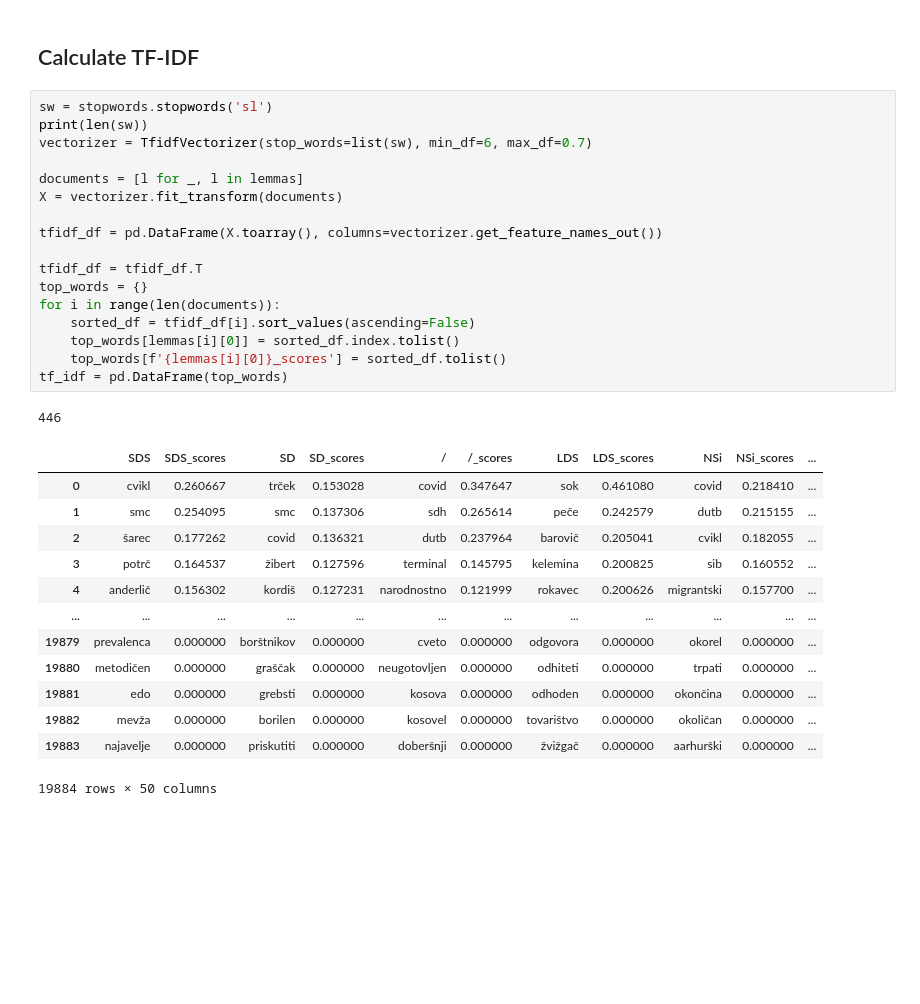
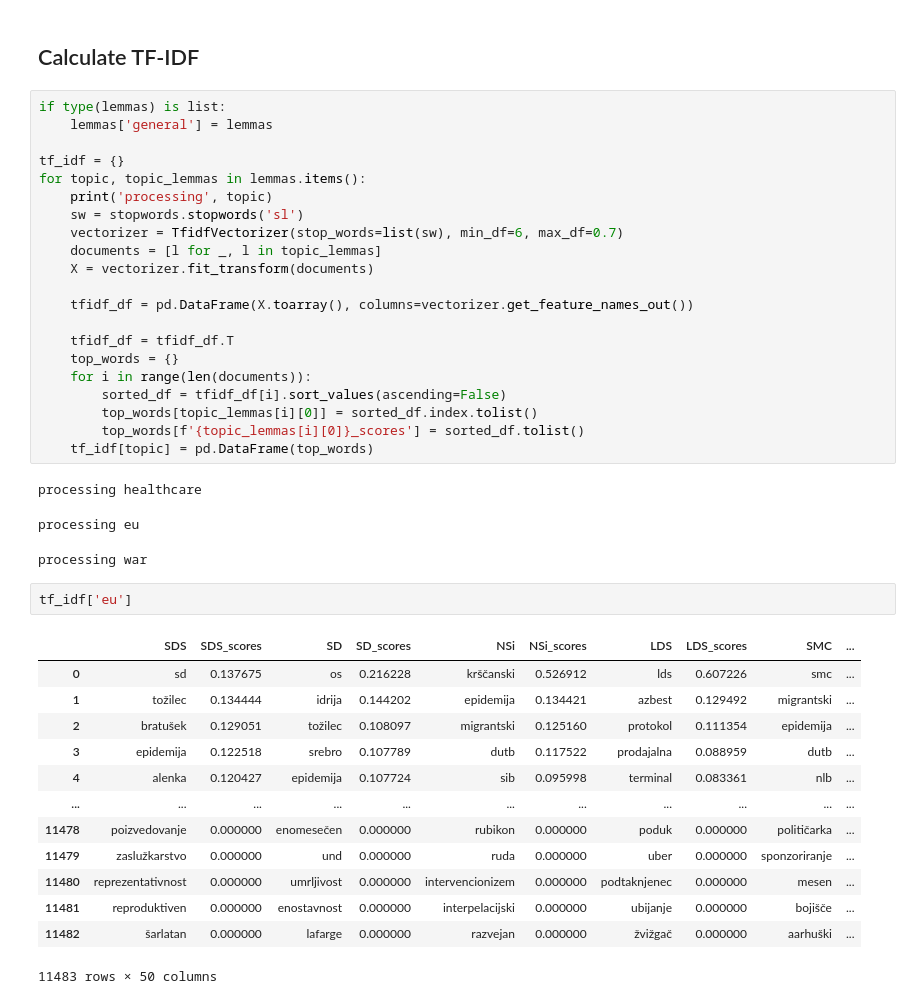
Before and after one commit to vidklopcic/dhh23, a Jupyter notebook: calculate_tf_idf_sklearn.ipynb, the cells around one changed output. Drawn from its saved outputs; the diff is of its cells as text; blank space fills up the shorter version.

```diff
--- a/calculate_tf_idf_sklearn.ipynb
+++ b/calculate_tf_idf_sklearn.ipynb
@@ -151,34 +135,43 @@ pd.DataFrame(rows, columns=['party', 'char count'])
 # %% [markdown]
 ## Calculate TF-IDF
 # %%
-sw = stopwords.stopwords('sl')
-print(len(sw))
-vectorizer = TfidfVectorizer(stop_words=list(sw), min_df=6, max_df=0.7)
+if type(lemmas) is list:
+    lemmas['general'] = lemmas
 
-documents = [l for _, l in lemmas]
-X = vectorizer.fit_transform(documents)
+tf_idf = {}
+for topic, topic_lemmas in lemmas.items():
+    print('processing', topic)
+    sw = stopwords.stopwords('sl')
+    vectorizer = TfidfVectorizer(stop_words=list(sw), min_df=6, max_df=0.7)
+    documents = [l for _, l in topic_lemmas]
+    X = vectorizer.fit_transform(documents)
 
-tfidf_df = pd.DataFrame(X.toarray(), columns=vectorizer.get_feature_names_out())
+    tfidf_df = pd.DataFrame(X.toarray(), columns=vectorizer.get_feature_names_out())
 
-tfidf_df = tfidf_df.T
-top_words = {}
-for i in range(len(documents)):
-    sorted_df = tfidf_df[i].sort_values(ascending=False)
-    top_words[lemmas[i][0]] = sorted_df.index.tolist()
-    top_words[f'{lemmas[i][0]}_scores'] = sorted_df.tolist()
-tf_idf = pd.DataFrame(top_words)
+    tfidf_df = tfidf_df.T
+    top_words = {}
+    for i in range(len(documents)):
+        sorted_df = tfidf_df[i].sort_values(ascending=False)
+        top_words[topic_lemmas[i][0]] = sorted_df.index.tolist()
+        top_words[f'{topic_lemmas[i][0]}_scores'] = sorted_df.tolist()
+    tf_idf[topic] = pd.DataFrame(top_words)
 # %% [output]
-446
+processing healthcare
-|  | SDS | SDS_scores | SD | SD_scores | / | /_scores | LDS | LDS_scores | NSi | NSi_scores | ... |
-| 0 | cvikl | 0.260667 | trček | 0.153028 | covid | 0.347647 | sok | 0.461080 | covid | 0.218410 | ... |
-| 1 | smc | 0.254095 | smc | 0.137306 | sdh | 0.265614 | peče | 0.242579 | dutb | 0.215155 | ... |
-| 2 | šarec | 0.177262 | covid | 0.136321 | dutb | 0.237964 | barovič | 0.205041 | cvikl | 0.182055 | ... |
-| 3 | potrč | 0.164537 | žibert | 0.127596 | terminal | 0.145795 | kelemina | 0.200825 | sib | 0.160552 | ... |
-| 4 | anderlič | 0.156302 | kordiš | 0.127231 | narodnostno | 0.121999 | rokavec | 0.200626 | migrantski | 0.157700 | ... |
-| ... | ... | ... | ... | ... | ... | ... | ... | ... | ... | ... | ... |
-| 19879 | prevalenca | 0.000000 | borštnikov | 0.000000 | cveto | 0.000000 | odgovora | 0.000000 | okorel | 0.000000 | ... |
-| 19880 | metodičen | 0.000000 | graščak | 0.000000 | neugotovljen | 0.000000 | odhiteti | 0.000000 | trpati | 0.000000 | ... |
-| 19881 | edo | 0.000000 | grebsti | 0.000000 | kosova | 0.000000 | odhoden | 0.000000 | okončina | 0.000000 | ... |
-| 19882 | mevža | 0.000000 | borilen | 0.000000 | kosovel | 0.000000 | tovarištvo | 0.000000 | okoličan | 0.000000 | ... |
-| 19883 | najavelje | 0.000000 | priskutiti | 0.000000 | doberšnji | 0.000000 | žvižgač | 0.000000 | aarhurški | 0.000000 | ... |
-19884 rows × 50 columns
+processing eu
+processing war
+# %%
+tf_idf['eu']
+# %% [output]
+|  | SDS | SDS_scores | SD | SD_scores | NSi | NSi_scores | LDS | LDS_scores | SMC | ... |
+| 0 | sd | 0.137675 | os | 0.216228 | krščanski | 0.526912 | lds | 0.607226 | smc | ... |
+| 1 | tožilec | 0.134444 | idrija | 0.144202 | epidemija | 0.134421 | azbest | 0.129492 | migrantski | ... |
+| 2 | bratušek | 0.129051 | tožilec | 0.108097 | migrantski | 0.125160 | protokol | 0.111354 | epidemija | ... |
+| 3 | epidemija | 0.122518 | srebro | 0.107789 | dutb | 0.117522 | prodajalna | 0.088959 | dutb | ... |
+| 4 | alenka | 0.120427 | epidemija | 0.107724 | sib | 0.095998 | terminal | 0.083361 | nlb | ... |
+| ... | ... | ... | ... | ... | ... | ... | ... | ... | ... | ... |
+| 11478 | poizvedovanje | 0.000000 | enomesečen | 0.000000 | rubikon | 0.000000 | poduk | 0.000000 | političarka | ... |
+| 11479 | zaslužkarstvo | 0.000000 | und | 0.000000 | ruda | 0.000000 | uber | 0.000000 | sponzoriranje | ... |
+| 11480 | reprezentativnost | 0.000000 | umrljivost | 0.000000 | intervencionizem | 0.000000 | podtaknjenec | 0.000000 | mesen | ... |
+| 11481 | reproduktiven | 0.000000 | enostavnost | 0.000000 | interpelacijski | 0.000000 | ubijanje | 0.000000 | bojišče | ... |
+| 11482 | šarlatan | 0.000000 | lafarge | 0.000000 | razvejan | 0.000000 | žvižgač | 0.000000 | aarhuški | ... |
+11483 rows × 50 columns
```
Also changed, not shown: parts of 3 cells of this notebook, 2 other files.
